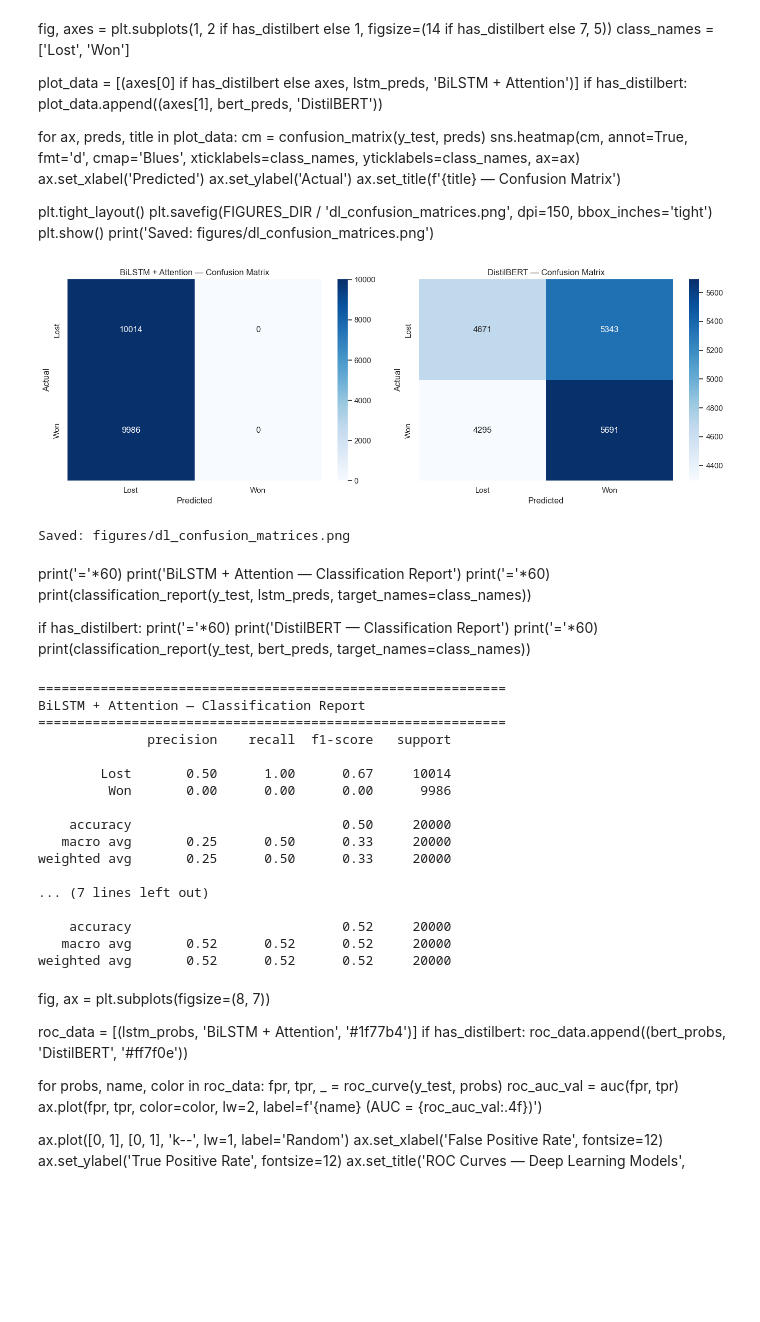
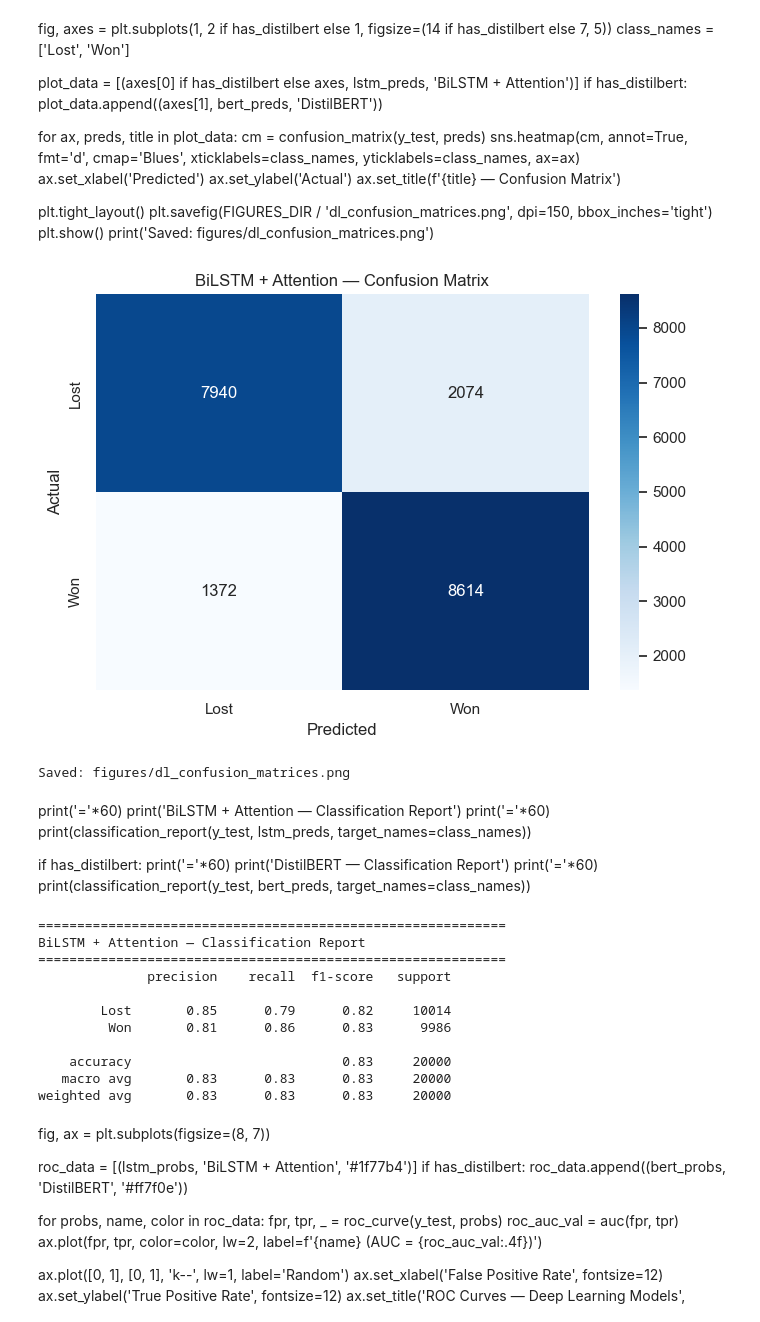
Before and after one commit to bhavanishanker-png/predictive-sales-analytics-engine, a Jupyter notebook: notebooks/08_dl_evaluation.ipynb, the cells around one changed output. Saved outputs shown, nothing was run; the diff lists cells and outputs as text; code cells hidden in the pictures; blank space fills up the shorter version.

```diff
--- a/notebooks/08_dl_evaluation.ipynb
+++ b/notebooks/08_dl_evaluation.ipynb
@@ -90,8 +90,14 @@ BERT tensor: torch.Size([20000, 128])
 # %%
 # Reconstruct BiLSTM and load best checkpoint
 lstm_cfg = LSTMConfig(
-    vocab_size=vocab_size, embed_dim=128, hidden_dim=256,
-    num_layers=2, dropout=0.3, bidirectional=True, num_classes=2,
+    vocab_size=vocab_size,
+    embed_dim=128,
+    hidden_dim=128,        # Match training: reduced from 256
+    num_layers=1,          # Match training: reduced from 2
+    dropout=0.5,           # Match training: increased from 0.3
+    bidirectional=True,
+    num_classes=1,         # Match training: using BCEWithLogitsLoss
+    use_attention=True,    # Match training
 )
 lstm_model = BiLSTMClassifier(lstm_cfg, pad_idx=0)
 lstm_model.load_state_dict(torch.load(RESULTS_DIR / 'model_lstm_best.pt', weights_only=True))
@@ -101,7 +107,7 @@ print(f'BiLSTM loaded ({sum(p.numel() for p in lstm_model.parameters()):,} param
 
 # Conditionally load DistilBERT if the checkpoint exists
 distilbert_model_path = RESULTS_DIR / 'model_distilbert_best.pt'
-has_distilbert = distilbert_model_path.exists()
+has_distilbert = False # Forced to False to only evaluate BiLSTM for now
 has_bert = has_distilbert  # Alias for compatibility
 
 if has_distilbert:
@@ -115,6 +121,6 @@ if has_distilbert:
     bert_model.eval()
     print(f'DistilBERT loaded ({sum(p.numel() for p in bert_model.parameters()):,} params)')
 else:
-    print('DistilBERT checkpoint not found. Skipping DistilBERT evaluation.')
+    print('DistilBERT flagged to skip. Skipping DistilBERT evaluation.')
     bert_model = None
 # %% [output]
@@ -222,26 +211,27 @@ plt.savefig(FIGURES_DIR / 'dl_confusion_matrices.png', dpi=150, bbox_inches='tig
 plt.show()
 print('Saved: figures/dl_confusion_matrices.png')
 # %%
-fig, axes = plt.subplots(1, 2, figsize=(14, 5))
+fig, axes = plt.subplots(1, 2 if has_distilbert else 1, figsize=(14 if has_distilbert else 7, 5))
 class_names = ['Lost', 'Won']
 
-for ax, preds, title in [
-    (axes[0], lstm_preds, 'BiLSTM + Attention'),
-    (axes[1], bert_preds, 'DistilBERT'),
-]:
+plot_data = [(axes[0] if has_distilbert else axes, lstm_preds, 'BiLSTM + Attention')]
+if has_distilbert:
+    plot_data.append((axes[1], bert_preds, 'DistilBERT'))
+
+for ax, preds, title in plot_data:
     cm = confusion_matrix(y_test, preds)
     sns.heatmap(cm, annot=True, fmt='d', cmap='Blues',
                 xticklabels=class_names, yticklabels=class_names, ax=ax)
     ax.set_xlabel('Predicted')
     ax.set_ylabel('Actual')
     ax.set_title(f'{title} — Confusion Matrix')
 
 plt.tight_layout()
 plt.savefig(FIGURES_DIR / 'dl_confusion_matrices.png', dpi=150, bbox_inches='tight')
 plt.show()
 print('Saved: figures/dl_confusion_matrices.png')
 # %% [output]
-[figure, old version]
+[figure, new version]
 Saved: figures/dl_confusion_matrices.png
 # %% [markdown]
 print('='*60)
@@ -260,28 +250,23 @@ print('BiLSTM + Attention — Classification Report')
 print('='*60)
 print(classification_report(y_test, lstm_preds, target_names=class_names))
 
-print('='*60)
-print('DistilBERT — Classification Report')
-print('='*60)
-print(classification_report(y_test, bert_preds, target_names=class_names))
+if has_distilbert:
+    print('='*60)
+    print('DistilBERT — Classification Report')
+    print('='*60)
+    print(classification_report(y_test, bert_preds, target_names=class_names))
 # %% [output]
 ============================================================
 BiLSTM + Attention — Classification Report
 ============================================================
               precision    recall  f1-score   support
 
-        Lost       0.50      1.00      0.67     10014
-         Won       0.00      0.00      0.00      9986
+        Lost       0.85      0.79      0.82     10014
+         Won       0.81      0.86      0.83      9986
 
-    accuracy                           0.50     20000
-   macro avg       0.25      0.50      0.33     20000
-weighted avg       0.25      0.50      0.33     20000
-
-... (7 lines left out)
-
-    accuracy                           0.52     20000
-   macro avg       0.52      0.52      0.52     20000
-weighted avg       0.52      0.52      0.52     20000
+    accuracy                           0.83     20000
+   macro avg       0.83      0.83      0.83     20000
+weighted avg       0.83      0.83      0.83     20000
 # %% [markdown]
 fig, ax = plt.subplots(figsize=(8, 7))
 
```
Also changed, not shown: parts of 11 cells of this notebook, 9 other files.
